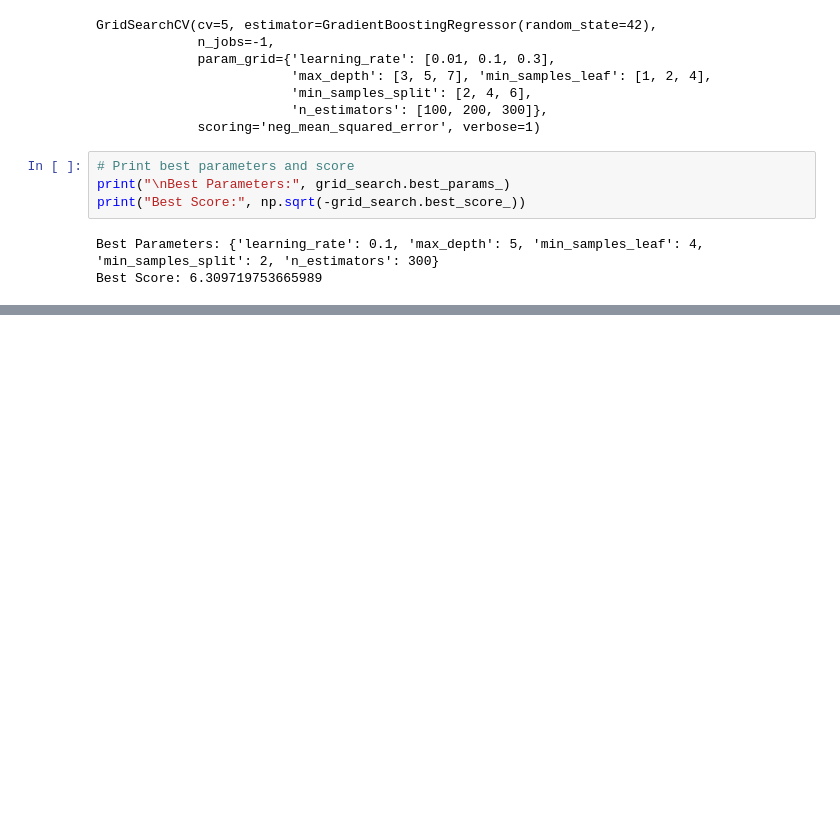
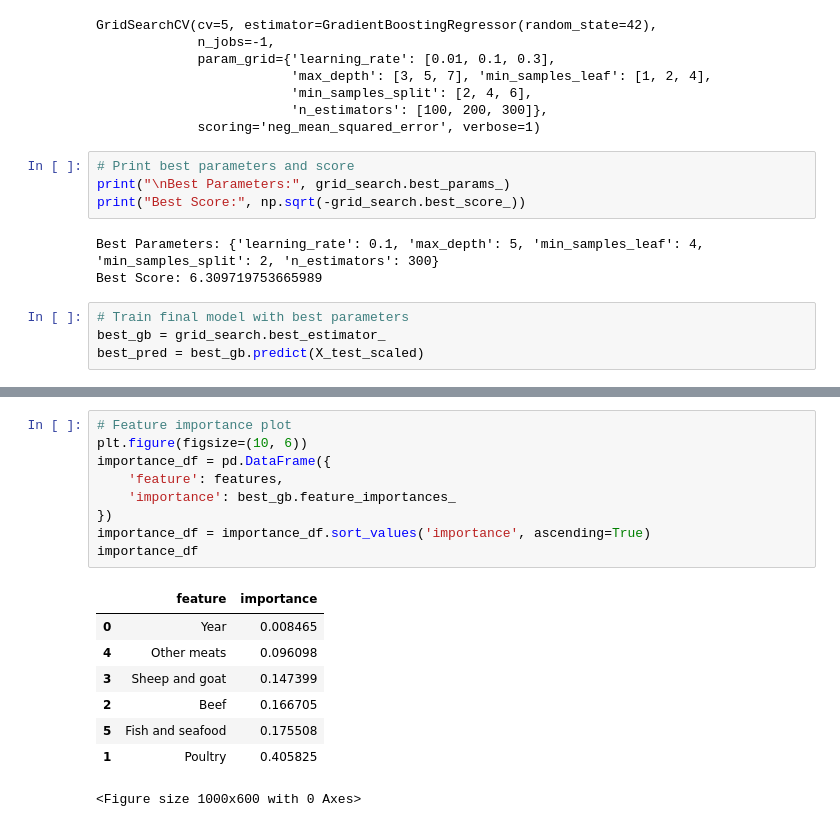
Before and after one commit to seccodingguy/Team1---Project2, a Jupyter notebook: Team2Project.ipynb, the cells around one changed output, grey strips where cells are left out. Drawn from its saved outputs; the diff is of its cells as text; blank space fills up the shorter version.

Commit message:
additional training and tuning

```diff
--- a/Team2Project.ipynb
+++ b/Team2Project.ipynb
@@ -143,3 +144,7 @@ print("Best Score:", np.sqrt(-grid_search.best_score_))
 # %% [output]
 Best Parameters: {'learning_rate': 0.1, 'max_depth': 5, 'min_samples_leaf': 4, 'min_samples_split': 2, 'n_estimators': 300}
 Best Score: 6.309719753665989
+# %%
+# Train final model with best parameters
+best_gb = grid_search.best_estimator_
+best_pred = best_gb.predict(X_test_scaled)
@@ -145,0 +162,18 @@ Best Score: 6.309719753665989
+# %%
+# Feature importance plot
+plt.figure(figsize=(10, 6))
+importance_df = pd.DataFrame({
+    'feature': features,
+    'importance': best_gb.feature_importances_
+})
+importance_df = importance_df.sort_values('importance', ascending=True)
+importance_df
+# %% [output]
+|  | feature | importance |
+| 0 | Year | 0.008465 |
+| 4 | Other meats | 0.096098 |
+| 3 | Sheep and goat | 0.147399 |
+| 2 | Beef | 0.166705 |
+| 5 | Fish and seafood | 0.175508 |
+| 1 | Poultry | 0.405825 |
+<Figure size 1000x600 with 0 Axes>
```
Also changed, not shown: parts of 2 cells of this notebook.
